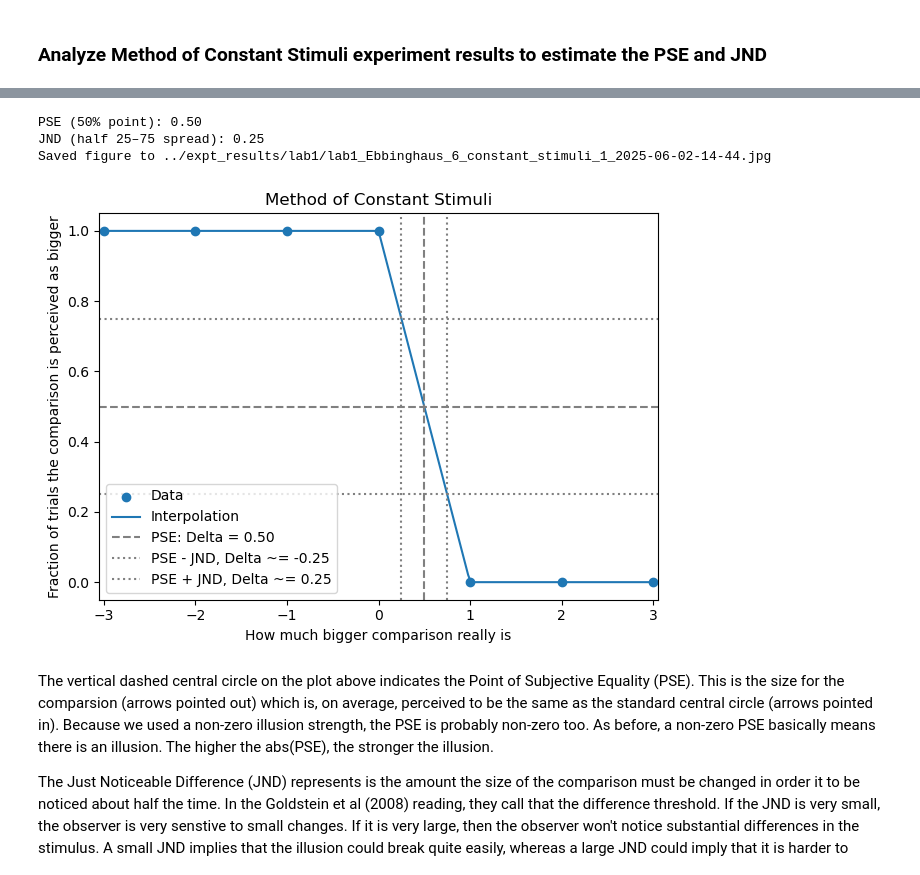
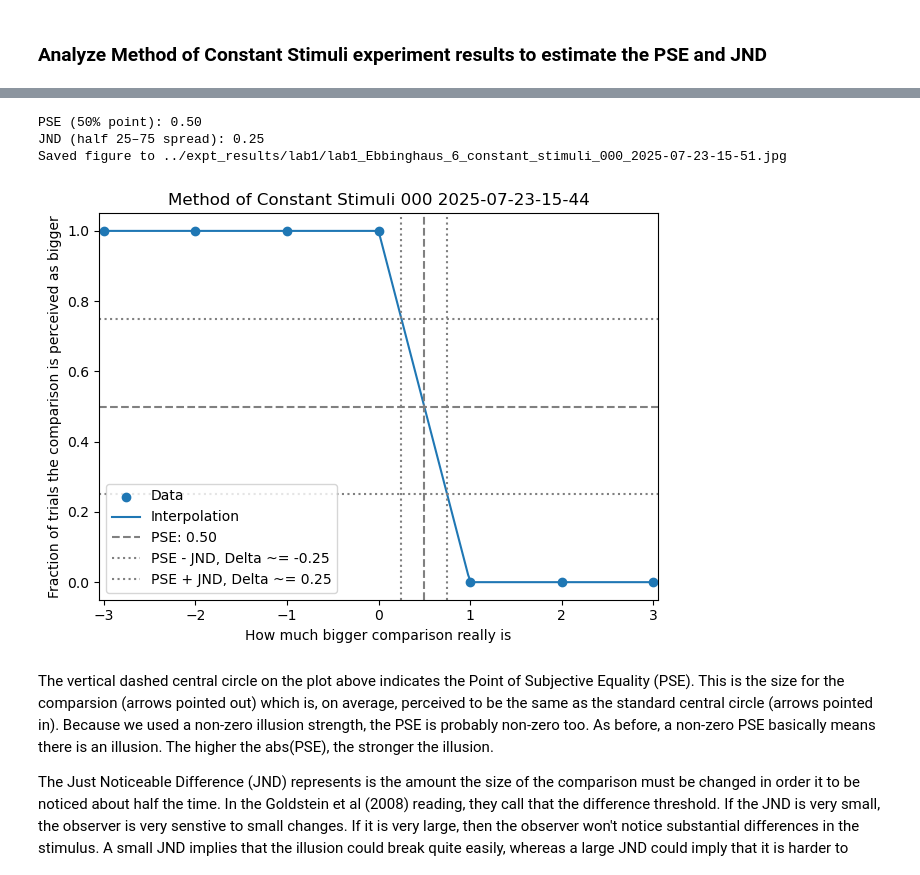
Before and after one commit to ahna/illusion-lab, a Jupyter notebook: Lab1.ipynb, the cells around one changed output, grey strips where cells are left out. Drawn from its saved outputs; the diff is of its cells as text; code cells hidden in the pictures.

```diff
--- a/Lab1.ipynb
+++ b/Lab1.ipynb
@@ -228,11 +226,11 @@ constantstimuli_results_df.head()
 # %%
 # plot the psychometric function, get PSE and JND
-PSE, JND = pyllusion_lab.get_PSE_JND_constantstim_plot(results_constantstim_fname);
+PSE, JND = pyllusion_lab.get_PSE_JND_constantstim_plot(observer_ID, datetime_string, results_constantstim_fname);
 # %% [output]
 PSE (50% point): 0.50
 JND (half 25–75 spread): 0.25
-Saved figure to ../expt_results/lab1/lab1_Ebbinghaus_6_constant_stimuli_1_2025-06-02-14-44.jpg
+Saved figure to ../expt_results/lab1/lab1_Ebbinghaus_6_constant_stimuli_000_2025-07-23-15-51.jpg
-[figure, old version]
+[figure, new version]
 # %% [markdown]
 The vertical dashed central circle on the plot above indicates the Point of Subjective Equality (PSE). This is the size for the comparsion (arrows pointed out) which is, on average, perceived to be the same as the standard central circle (arrows pointed in). Because we used a non-zero illusion strength, the PSE is probably non-zero too. As before, a non-zero PSE basically means there is an illusion. The higher the abs(PSE), the stronger the illusion.
 
```
Also changed, not shown: parts of 11 cells of this notebook, 1 other file.
